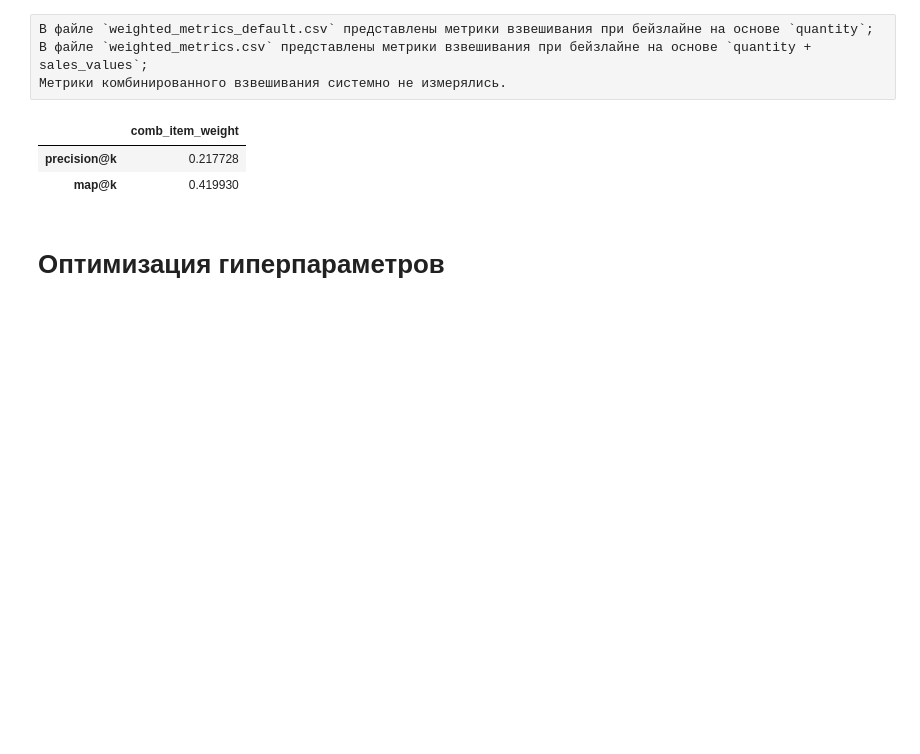
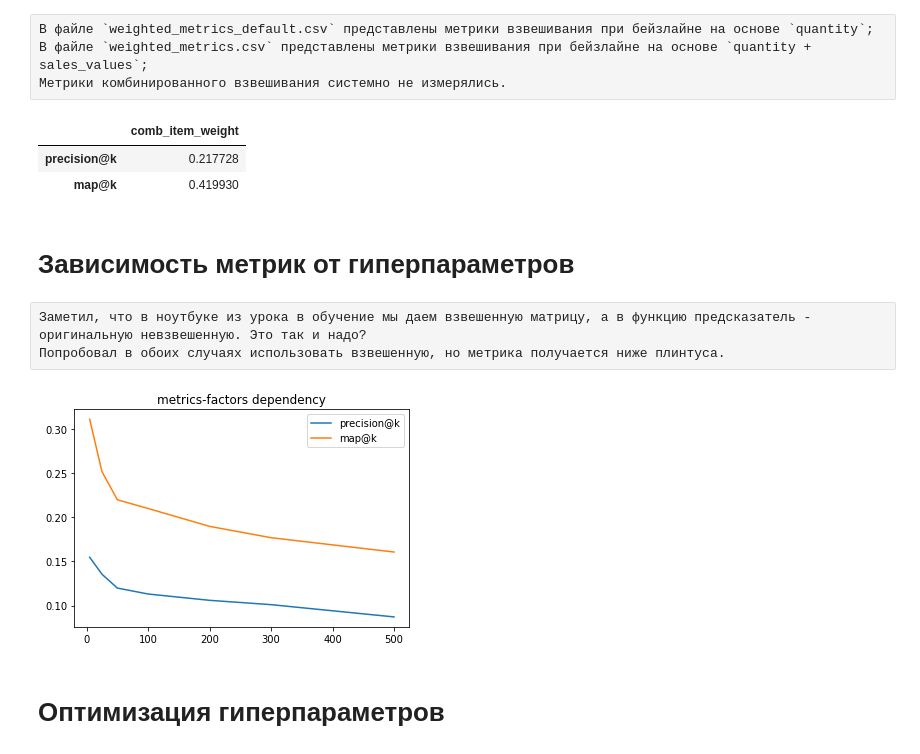
Before and after one commit to j2cry/gb_recommends, a Jupyter notebook: hw3/hw3.ipynb, the cells around one changed output. Saved outputs shown, nothing was run; the diff lists cells and outputs as text; code cells hidden in the pictures; blank space fills up the shorter version.

Commit message:
hw3: factors-metrics figure

```diff
--- a/hw3/hw3.ipynb
+++ b/hw3/hw3.ipynb
@@ -450,3 +456,8 @@ Wall time: 6min 28s
 |  | comb_item_weight |
 | precision@k | 0.217728 |
 | map@k | 0.419930 |
+# %% [markdown]
+# Зависимость метрик от гиперпараметров
+# %% [raw]
+Заметил, что в ноутбуке из урока в обучение мы даем взвешенную матрицу, а в функцию предсказатель - оригинальную невзвешенную. Это так и надо?
+Попробовал в обоих случаях использовать взвешенную, но метрика получается ниже плинтуса.
@@ -453,2 +467,17 @@ Wall time: 6min 28s
+# %%
+# factors-metrics plot
+factors = [5, 25, 50, 100, 200, 300, 500]
+predictions = true_values.copy()
+for fac in factors:
+    model_params['factors'] = fac
+    check_model(uim_w, model_params, recommender_params, predictions, f'als_factors_{fac}')
+
+metrics = compare_metrics(predictions)
+
+plt.plot(factors, metrics.values.T, label=metrics.index)
+plt.title('metrics-factors dependency')
+plt.legend();
+# %% [output]
+[figure, added]
 # %% [markdown]
 # Оптимизация гиперпараметров
```
Also changed, not shown: parts of 18 cells of this notebook.
